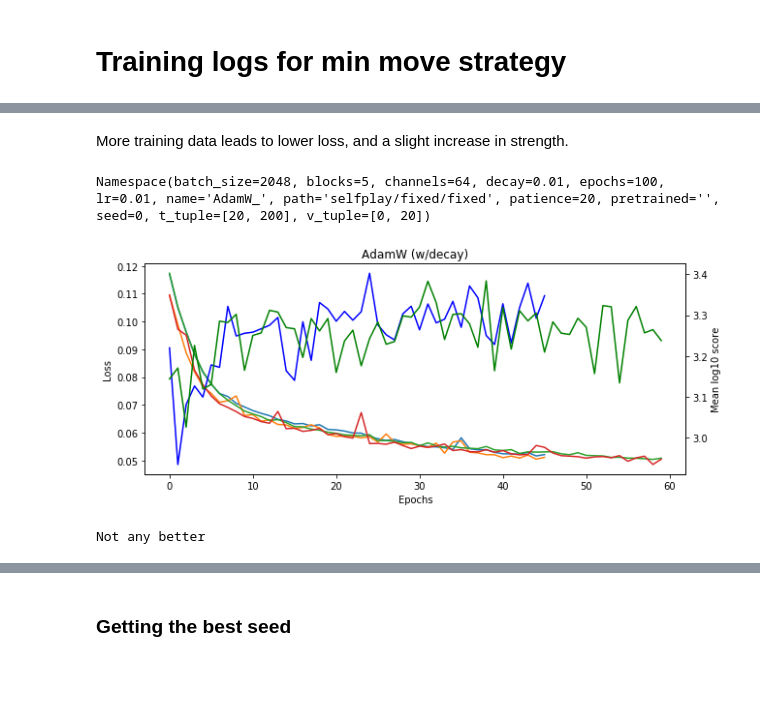
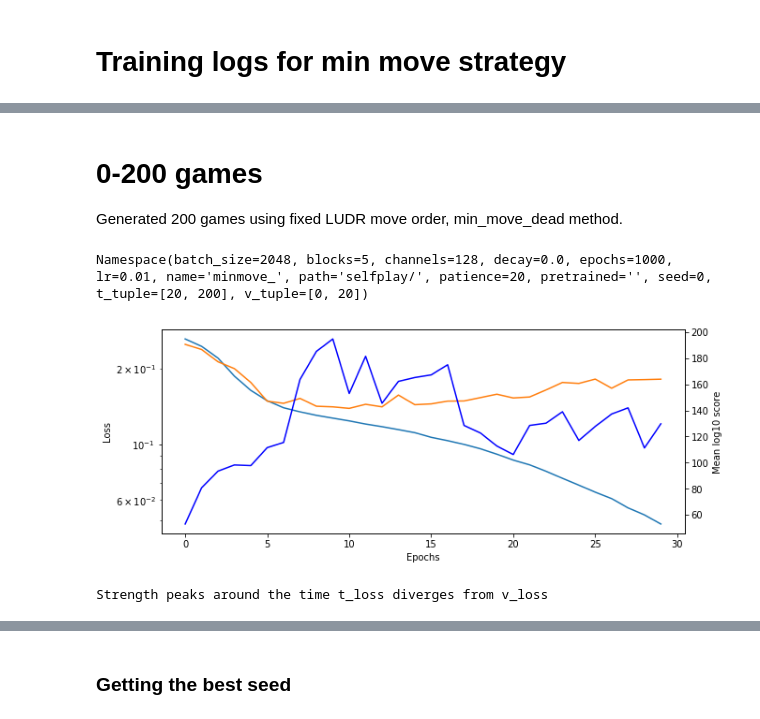
Before and after one commit to fqjin/2048NN, a Jupyter notebook: notebooks/training_logs.ipynb, the cells around one changed output, grey strips where cells are left out. Cells and saved outputs as stored; diff of their text form; code cells hidden in the pictures; blank space fills up the shorter version.

```diff
--- a/notebooks/training_logs.ipynb
+++ b/notebooks/training_logs.ipynb
@@ -388,32 +7,0 @@ Namespace(batch_size=2048, blocks=5, channels=64, decay=0.0, epochs=100, lr=0.01
-# %% [markdown]
-More training data leads to lower loss, and a slight increase in strength.
-# %%
-logs0 = np.load('20200121/20_200_c64b5_p20_bs2048lr0.01d0.0_s0.npz', allow_pickle=True)
-logs1 = np.load('20200121/AdamW_20_200_c64b5_p20_bs2048lr0.01d0.01_s0.npz', allow_pickle=True)
-print(logs1['params'])
-t_loss0 = logs0['t_loss']
-v_loss0 = logs0['v_loss']
-scores0 = logs0['log_scores']
-t_loss1 = logs1['t_loss']
-v_loss1 = logs1['v_loss']
-scores1 = logs1['log_scores']
-epochs = np.arange(len(t_loss0))
-epochs1 = np.arange(len(t_loss1))
-
-fig, ax1 = plt.subplots(figsize=(10, 4))
-ax2 = ax1.twinx()
-ax1.plot(epochs, t_loss0, epochs, v_loss0)
-ax1.plot(epochs1, t_loss1, epochs1, v_loss1)
-ax1.set_xlabel('Epochs')
-ax1.set_ylabel('Loss')
-ax2.plot(epochs, scores0, color='b')
-ax2.plot(epochs1, scores1, color='g')
-ax2.set_xlabel('Epochs')
-ax2.set_ylabel('Mean log10 score')
-plt.title('AdamW (w/decay)')
-plt.show()
-print('Not any better')
-# %% [output]
-Namespace(batch_size=2048, blocks=5, channels=64, decay=0.01, epochs=100, lr=0.01, name='AdamW_', path='selfplay/fixed/fixed', patience=20, pretrained='', seed=0, t_tuple=[20, 200], v_tuple=[0, 20])
-[figure, removed]
-Not any better
@@ -419,0 +34,25 @@ Not any better
+# %% [markdown]
+# 0-200 games
+Generated 200 games using fixed LUDR move order, min_move_dead method.
+# %%
+logs0 = np.load('20200126/minmove_20_200_c128b5_p20_bs2048lr0.01d0.0_s0.npz', allow_pickle=True)
+print(logs0['params'])
+t_loss0 = logs0['t_loss']
+v_loss0 = logs0['v_loss']
+scores0 = logs0['min_move']
+epochs0 = np.arange(len(t_loss0))
+
+fig, ax1 = plt.subplots(figsize=(10, 4))
+ax2 = ax1.twinx()
+ax1.semilogy(epochs0, t_loss0, epochs0, v_loss0)
+ax1.set_xlabel('Epochs')
+ax1.set_ylabel('Loss')
+ax2.plot(epochs0, scores0, color='b')
+ax2.set_xlabel('Epochs')
+ax2.set_ylabel('Mean log10 score')
+plt.show()
+print('''Strength peaks around the time t_loss diverges from v_loss''')
+# %% [output]
+Namespace(batch_size=2048, blocks=5, channels=128, decay=0.0, epochs=1000, lr=0.01, name='minmove_', path='selfplay/', patience=20, pretrained='', seed=0, t_tuple=[20, 200], v_tuple=[0, 20])
+[figure, added]
+Strength peaks around the time t_loss diverges from v_loss
```
Also changed, not shown: parts of 76 cells of this notebook, 3 other files.
